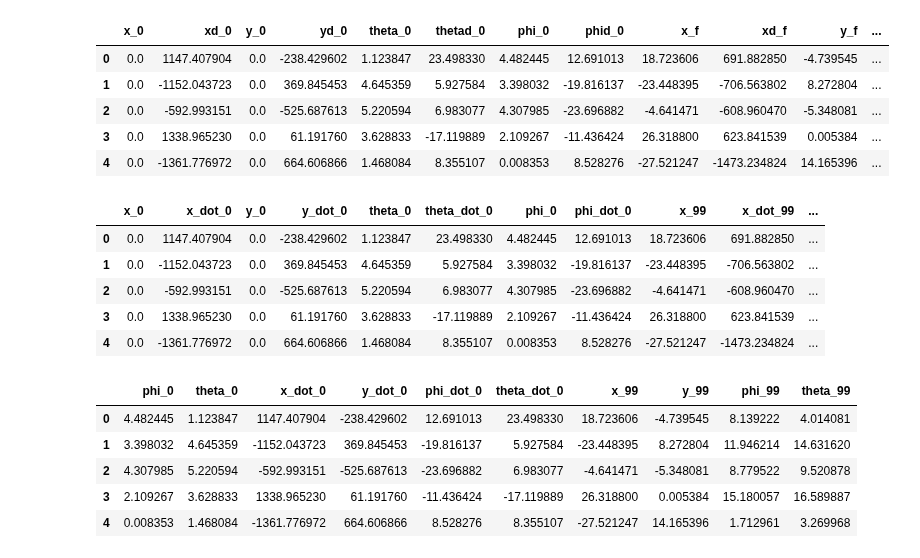
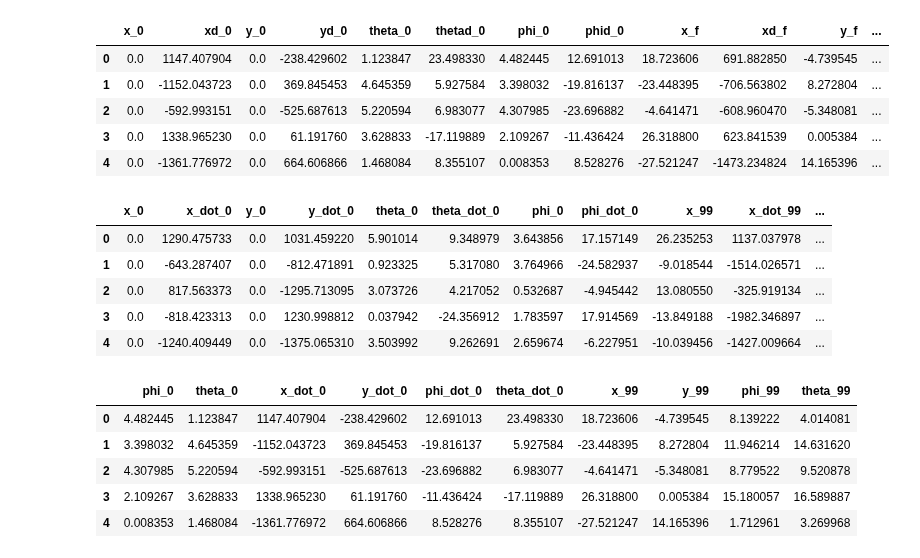
Before and after one commit to oliviatessa/MothMachineLearning, a Jupyter notebook: 023_TrainFullyActuated.ipynb, the cells around one changed output. Drawn from its saved outputs; the diff is of its cells as text; code cells hidden in the pictures.

Commit message:
trained diff shapes

```diff
--- a/023_TrainFullyActuated.ipynb
+++ b/023_TrainFullyActuated.ipynb
@@ -116,25 +118,26 @@ trainDF.head()
 | 4 | 0.0 | -1361.776972 | 0.0 | 664.606866 | 1.468084 | 8.355107 | 0.008353 | 8.528276 | -27.521247 | -1473.234824 | 14.165396 | ... |
 # %%
 # rename columns to be consistent with other code
-trainDF.rename(columns={"x0" : "x_0", "y0" : "y_0", "phi0" : "phi_0", "theta0" : "theta_0",
+columnMapping = {"x0" : "x_0", "y0" : "y_0", "phi0" : "phi_0", "theta0" : "theta_0",
                         "x_f" : "x_99", "y_f" : "y_99", "phi_f" : "phi_99", "theta_f" : "theta_99",
                         "xd_0" : "x_dot_0", "yd_0" : "y_dot_0", "phid_0" : "phi_dot_0", "thetad_0": "theta_dot_0",
                         "xd_f" : "x_dot_99", "yd_f": "y_dot_99", "phid_f": "phi_dot_99", "thetad_f": "theta_dot_99",
-                        "tau0" : "tau"}, inplace=True)
+                        "tau0" : "tau"}
 
-testDF.rename(columns={"x0" : "x_0", "y0" : "y_0", "phi0" : "phi_0", "theta0" : "theta_0",
-                        "x_f" : "x_99", "y_f" : "y_99", "phi_f" : "phi_99", "theta_f" : "theta_99",
-                        "xd_0" : "x_dot_0", "yd_0" : "y_dot_0", "phid_0" : "phi_dot_0", "thetad_0": "theta_dot_0",
-                        "xd_f" : "x_dot_99", "yd_f": "y_dot_99", "phid_f": "phi_dot_99", "thetad_f": "theta_dot_99",
-                        "tau0" : "tau"}, inplace=True)
+# rename columns
+trainDF.rename(columns=columnMapping, inplace=True)
+testDF.rename(columns=columnMapping, inplace=True)
+
+
 trainDF.head()
+testDF.head()
 # %% [output]
 |  | x_0 | x_dot_0 | y_0 | y_dot_0 | theta_0 | theta_dot_0 | phi_0 | phi_dot_0 | x_99 | x_dot_99 | ... |
-| 0 | 0.0 | 1147.407904 | 0.0 | -238.429602 | 1.123847 | 23.498330 | 4.482445 | 12.691013 | 18.723606 | 691.882850 | ... |
-| 1 | 0.0 | -1152.043723 | 0.0 | 369.845453 | 4.645359 | 5.927584 | 3.398032 | -19.816137 | -23.448395 | -706.563802 | ... |
-| 2 | 0.0 | -592.993151 | 0.0 | -525.687613 | 5.220594 | 6.983077 | 4.307985 | -23.696882 | -4.641471 | -608.960470 | ... |
-| 3 | 0.0 | 1338.965230 | 0.0 | 61.191760 | 3.628833 | -17.119889 | 2.109267 | -11.436424 | 26.318800 | 623.841539 | ... |
-| 4 | 0.0 | -1361.776972 | 0.0 | 664.606866 | 1.468084 | 8.355107 | 0.008353 | 8.528276 | -27.521247 | -1473.234824 | ... |
+| 0 | 0.0 | 1290.475733 | 0.0 | 1031.459220 | 5.901014 | 9.348979 | 3.643856 | 17.157149 | 26.235253 | 1137.037978 | ... |
+| 1 | 0.0 | -643.287407 | 0.0 | -812.471891 | 0.923325 | 5.317080 | 3.764966 | -24.582937 | -9.018544 | -1514.026571 | ... |
+| 2 | 0.0 | 817.563373 | 0.0 | -1295.713095 | 3.073726 | 4.217052 | 0.532687 | -4.945442 | 13.080550 | -325.919134 | ... |
+| 3 | 0.0 | -818.423313 | 0.0 | 1230.998812 | 0.037942 | -24.356912 | 1.783597 | 17.914569 | -13.849188 | -1982.346897 | ... |
+| 4 | 0.0 | -1240.409449 | 0.0 | -1375.065310 | 3.503992 | 9.262691 | 2.659674 | -6.227951 | -10.039456 | -1427.009664 | ... |
 # %%
 # convert to fx and fy
 trainDF["Fx"] = trainDF.F * np.cos(trainDF.alpha)
```
Also changed, not shown: parts of 86 cells of this notebook, 3 other files.
